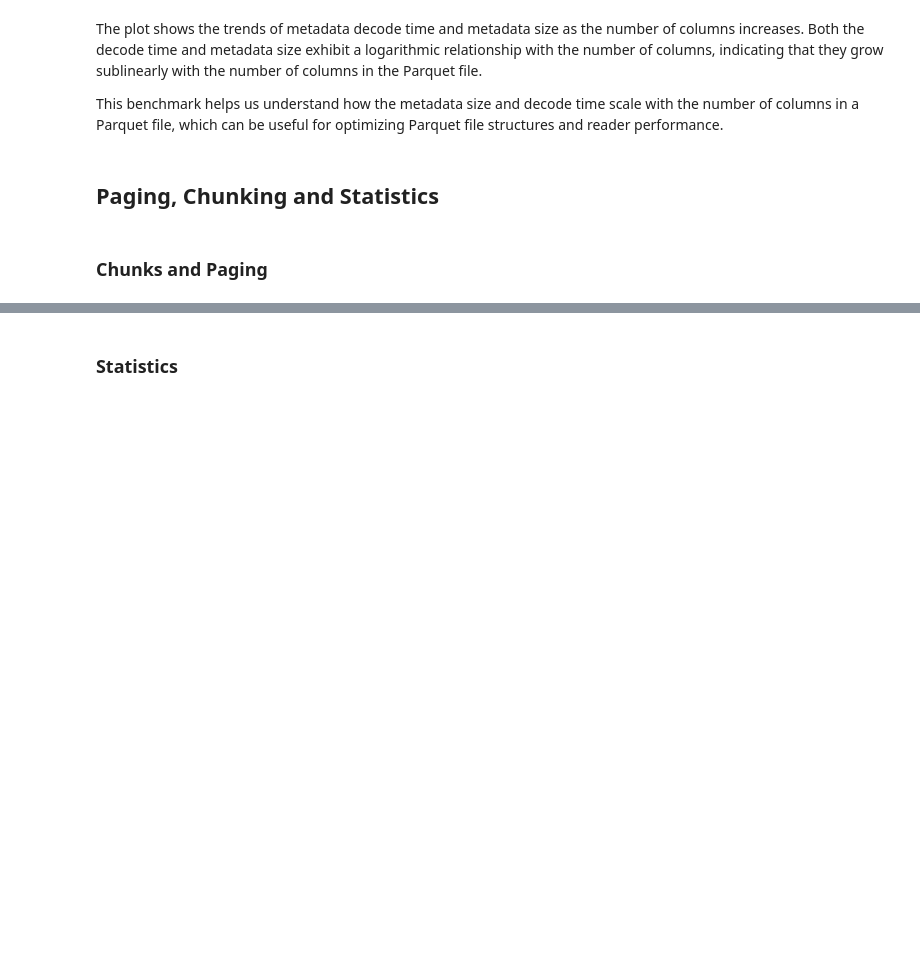
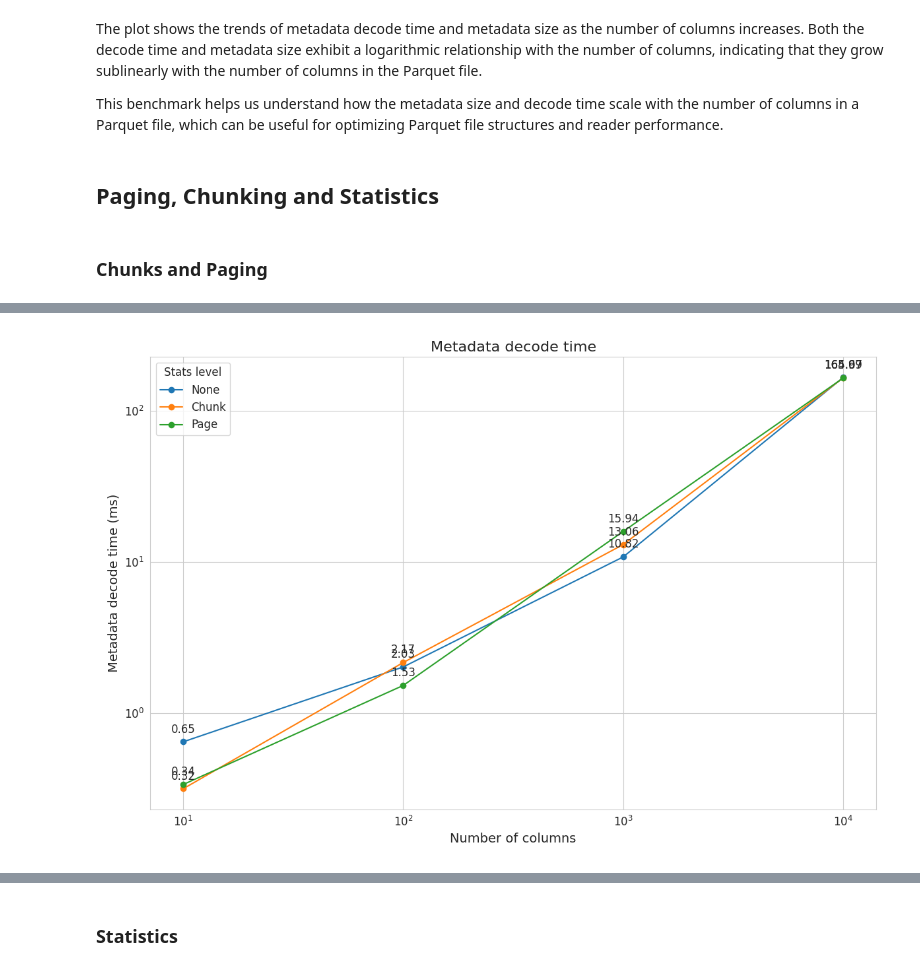
Before and after one commit to Neelaksh-Singh/gresearch_parquet_benchmarking, a Jupyter notebook: Parquet-CPP Benchmarking.ipynb, the cells around one changed output, grey strips where cells are left out. Drawn from its saved outputs; the diff is of its cells as text; code cells hidden in the pictures; blank space fills up the shorter version.

```diff
--- a/Parquet-CPP Benchmarking.ipynb
+++ b/Parquet-CPP Benchmarking.ipynb
@@ -119,0 +110,21 @@ os.system("python3 scripts/visualize_stats.py benchmark_stats.csv")
+# %%
+import pandas as pd
+import matplotlib.pyplot as plt
+import seaborn as sns
+
+# Read the CSV file
+df = pd.read_csv('benchmark_results.csv')
+
+# Convert microseconds to milliseconds
+time_columns = ['total_decode_time_us', 'thrift_decode_time_us', 'schema_build_time_us']
+for col in time_columns:
+    df[col.replace('_us', '_ms')] = df[col] / 1000
+
+# Convert bytes to megabytes
+df['size_mb'] = df['size_bytes'] / (1024 * 1024)
+
+# Map stats levels to readable labels
+stats_map = {0: 'None', 1: 'Chunk', 2: 'Page'}
+df['stats_level'] = df['stats_level'].map(stats_map)
+
+df
@@ -120,2 +145,26 @@ os.system("python3 scripts/visualize_stats.py benchmark_stats.csv")
+# %%
+# Set up the plot style
+sns.set_style("whitegrid")
 # %%
-Image(filename='./temp/decode_and_size.png')
+# Plot 1: Metadata decode time
+plt.figure(figsize=(12, 8))
+for stats in df['stats_level'].unique():
+    data = df[df['stats_level'] == stats]
+    plt.plot(data['num_columns'], data['total_decode_time_ms'], marker='o', label=stats)
+    for i, point in data.iterrows():
+        plt.annotate(f"{point['total_decode_time_ms']:.2f}",
+                     (point['num_columns'], point['total_decode_time_ms']),
+                     textcoords="offset points", xytext=(0,10), ha='center')
+plt.xscale('log')
+plt.yscale('log')
+plt.xlabel('Number of columns')
+plt.ylabel('Metadata decode time (ms)')
+plt.title('Metadata decode time')
+plt.legend(title='Stats level')
+plt.tight_layout()
+plt.savefig('./temp/metadata_decode_time.png')
+plt.close()
+
+Image(filename='./temp/metadata_decode_time.png')
+# %% [output]
+[figure, added]
```
Also changed, not shown: parts of 34 cells of this notebook.
